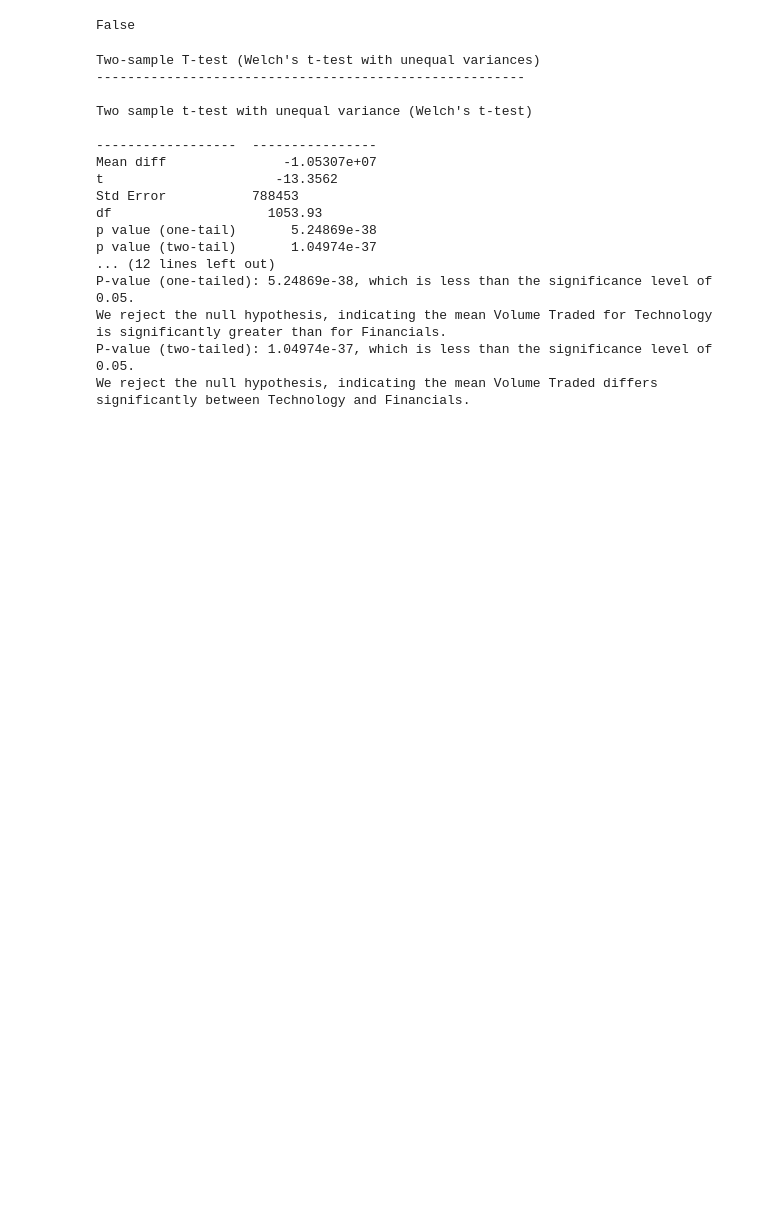
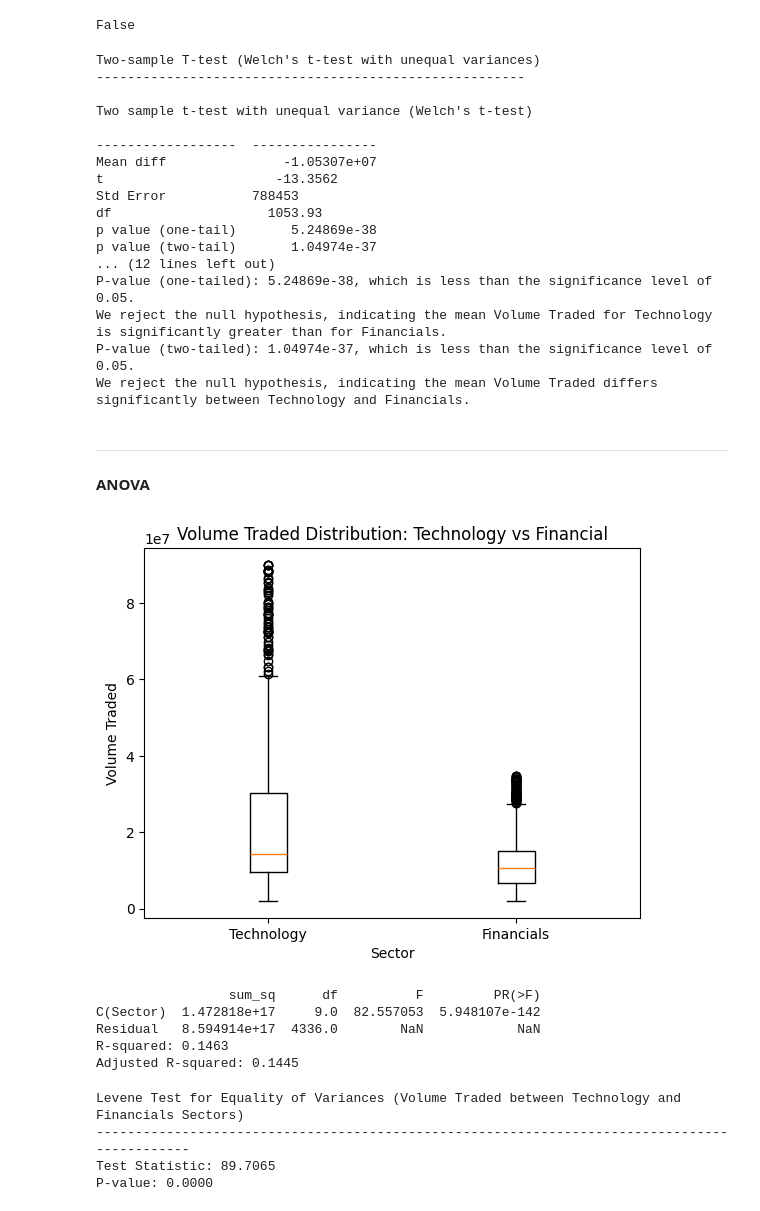
Before and after one commit to Mathavk1606/Stock_Market_Analysis, a Jupyter notebook: src/StockAnalysis.ipynb, the cells around one changed output. Drawn from its saved outputs; the diff is of its cells as text; code cells hidden in the pictures; blank space fills up the shorter version.

Commit message:
one way Anova

```diff
--- a/src/StockAnalysis.ipynb
+++ b/src/StockAnalysis.ipynb
@@ -169,3 +173,21 @@ P-value (one-tailed): 5.24869e-38, which is less than the significance level of
 We reject the null hypothesis, indicating the mean Volume Traded for Technology is significantly greater than for Financials.
 P-value (two-tailed): 1.04974e-37, which is less than the significance level of 0.05.
 We reject the null hypothesis, indicating the mean Volume Traded differs significantly between Technology and Financials.
+# %% [markdown]
+
+
+---
+# %% [markdown]
+**ANOVA**
+# %%
+sectors = ['Technology', 'Financials']
+filtered_data = [df[df['Sector'] == sector]['Volume Traded'] for sector in sectors]
+
+# Create box plot
+plt.boxplot(filtered_data, labels=sectors)
+plt.xlabel("Sector")
+plt.ylabel("Volume Traded")
+plt.title("Volume Traded Distribution: Technology vs Financial")
+plt.show()
+# %% [output]
+[figure, added]
@@ -171,0 +198,47 @@ We reject the null hypothesis, indicating the mean Volume Traded differs signifi
+# %%
+df = df.rename(columns={'Volume Traded': 'Volume_Traded'})
+
+# Run the OLS model and ANOVA
+model = ols('Volume_Traded ~ C(Sector)', data=df).fit()
+anova_table = sm.stats.anova_lm(model, typ=2)
+print(anova_table)
+
+# Get R-squared and adjusted R-squared
+r_squared = model.rsquared
+adj_r_squared = model.rsquared_adj
+
+# Print the results
+print(f"R-squared: {r_squared:.4f}")
+print(f"Adjusted R-squared: {adj_r_squared:.4f}")
+# %% [output]
+                 sum_sq      df          F         PR(>F)
+C(Sector)  1.472818e+17     9.0  82.557053  5.948107e-142
+Residual   8.594914e+17  4336.0        NaN            NaN
+R-squared: 0.1463
+Adjusted R-squared: 0.1445
+# %%
+from scipy.stats import levene
+
+# Filter the DataFrame for Technology and Financials sectors
+tech_financials_df = df[df['Sector'].isin(['Technology', 'Healthcare', 'Financials', 'Real Estate',
+       'Consumer Discretionary', 'Industrials', 'Consumer Staples',
+       'Energy', 'Communication Services', 'Utilities'])]
+
+# Prepare data for Levene test: create a list of arrays for the two selected sectors
+sector_data = [tech_financials_df[tech_financials_df['Sector'] == sector]['Volume_Traded'].dropna() for sector in ['Technology', 'Healthcare', 'Financials', 'Real Estate',
+       'Consumer Discretionary', 'Industrials', 'Consumer Staples',
+       'Energy', 'Communication Services', 'Utilities']]
+
+# Perform Levene test
+levene_test_result = levene(*sector_data)
+
+# Print the results
+print("Levene Test for Equality of Variances (Volume Traded between Technology and Financials Sectors)")
+print("---------------------------------------------------------------------------------------------")
+print(f"Test Statistic: {levene_test_result.statistic:.4f}")
+print(f"P-value: {levene_test_result.pvalue:.4f}")
+# %% [output]
+Levene Test for Equality of Variances (Volume Traded between Technology and Financials Sectors)
+---------------------------------------------------------------------------------------------
+Test Statistic: 89.7065
+P-value: 0.0000
```
Also changed, not shown: parts of 8 cells of this notebook.
